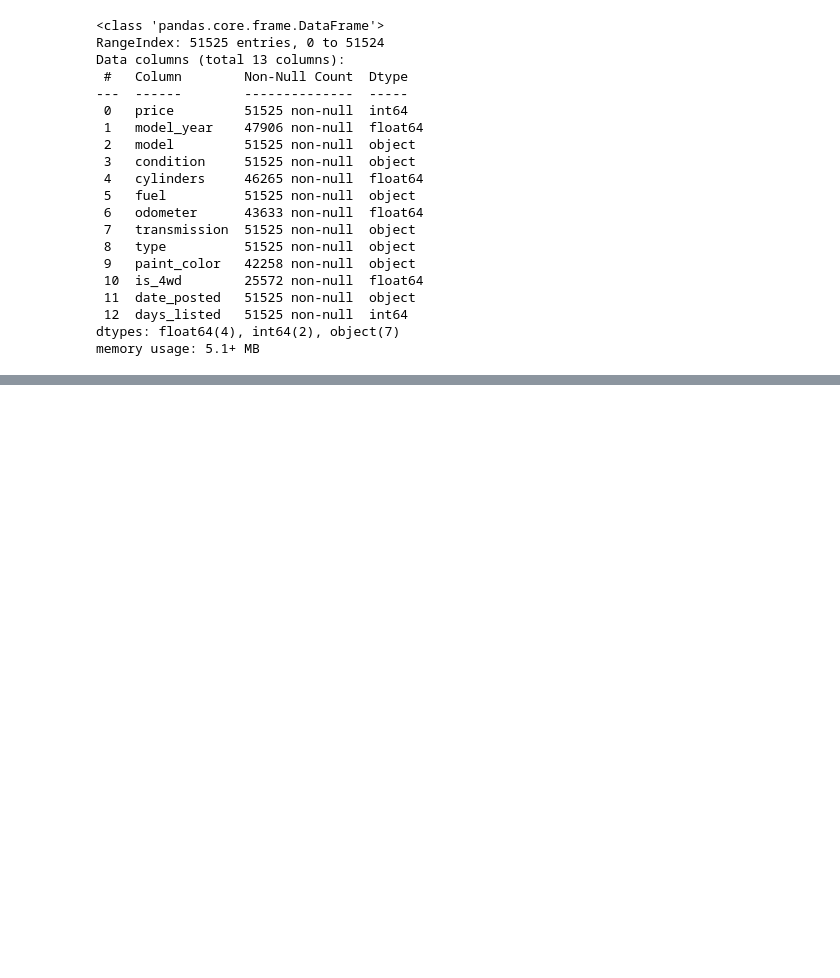
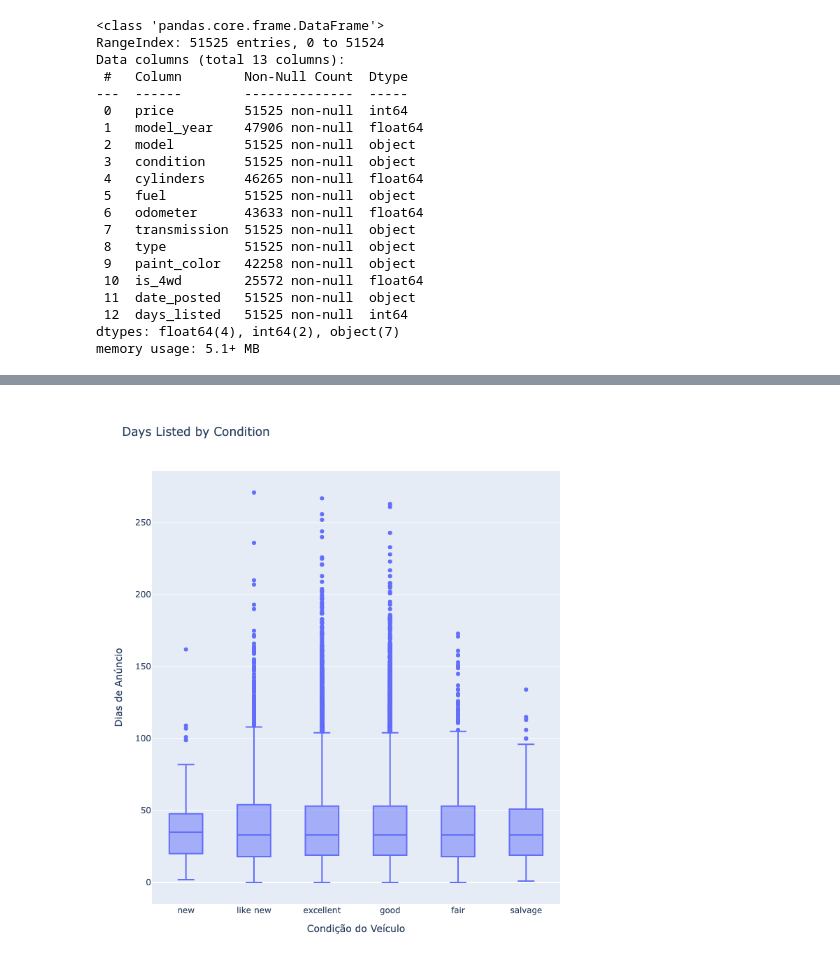
Before and after one commit to gabriel05lemos/Projeto5_Tripleten, a Jupyter notebook: notebooks/EDA.ipynb, the cells around one changed output, grey strips where cells are left out. Cells and saved outputs as stored; diff of their text form; code cells hidden in the pictures; blank space fills up the shorter version.

```diff
--- a/notebooks/EDA.ipynb
+++ b/notebooks/EDA.ipynb
@@ -38,0 +93,15 @@ memory usage: 5.1+ MB
+# %%
+fig = px.box(
+    vehicles,
+    x="condition",
+    y="days_listed",
+    title="Days Listed by Condition",
+    width=800,
+    height=800,
+    labels={'days_listed': 'Dias de Anúncio', 'condition': 'Condição do Veículo'},
+    category_orders={"condition": ['new', 'like new', 'excellent', 'good', 'fair', 'salvage']}
+)
+
+fig.show()
+# %% [output]
+[figure, added]
```
Also changed, not shown: parts of 13 cells of this notebook, 3 other files.
